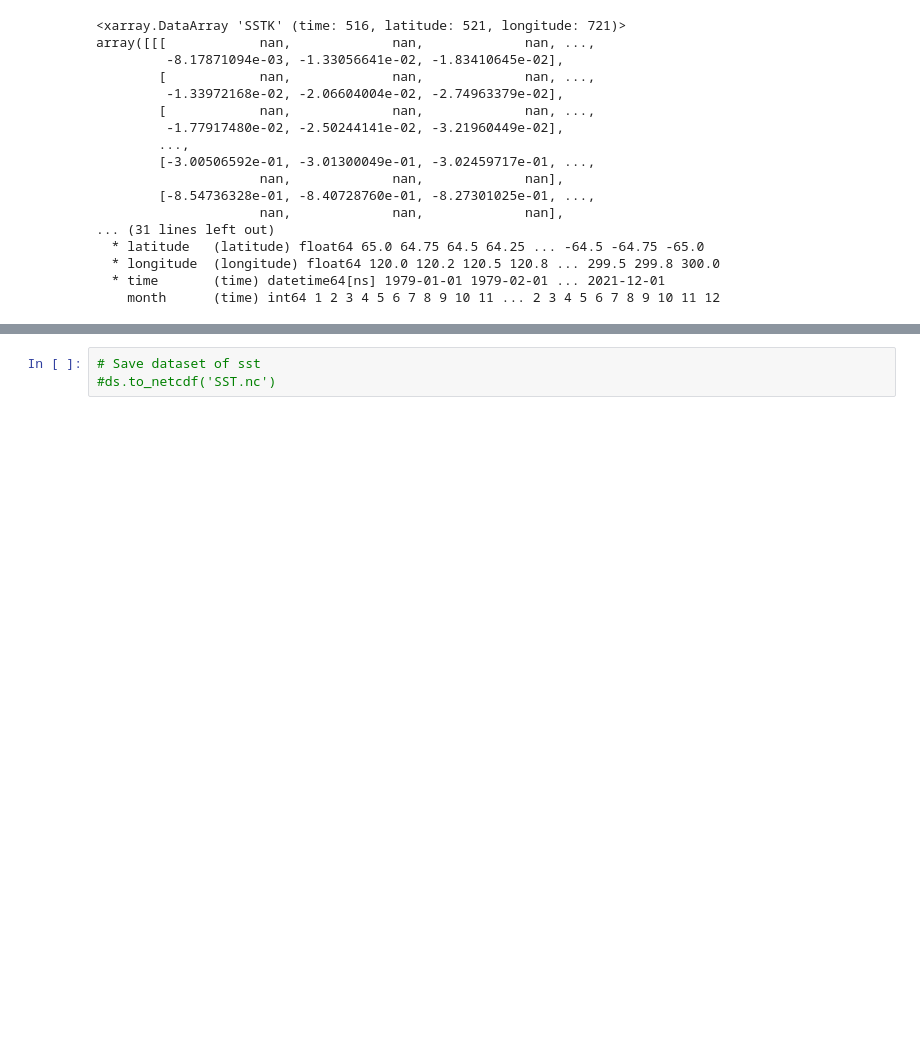
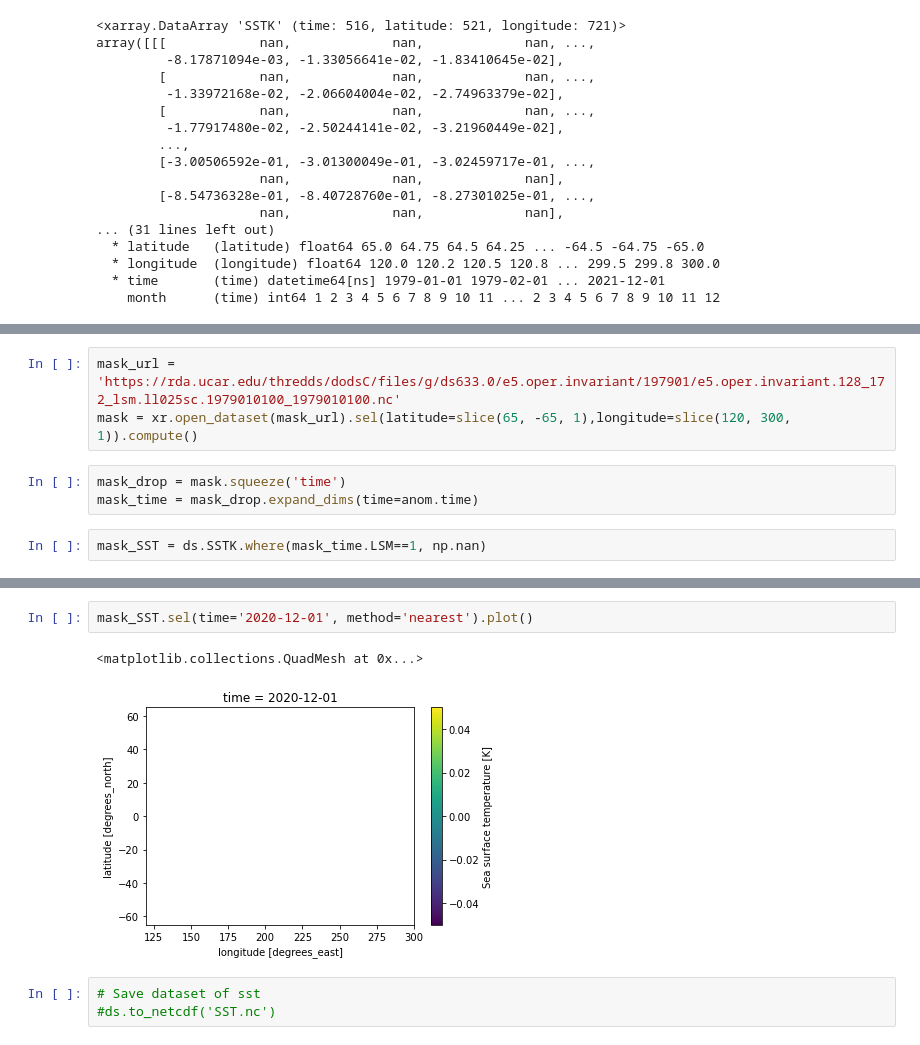
Before and after one commit to atmsillinois/time-series-and-eofs-EWolffWX, a Jupyter notebook: Homework4.ipynb, the cells around one changed output, grey strips where cells are left out. Drawn from its saved outputs; the diff is of its cells as text; blank space fills up the shorter version.

Commit message:
Worked on mask

```diff
--- a/Homework4.ipynb
+++ b/Homework4.ipynb
@@ -116,0 +119,8 @@ array([[[            nan,             nan,             nan, ...,
+# %%
+mask_url = 'https://rda.ucar.edu/thredds/dodsC/files/g/ds633.0/e5.oper.invariant/197901/e5.oper.invariant.128_172_lsm.ll025sc.1979010100_1979010100.nc'
+mask = xr.open_dataset(mask_url).sel(latitude=slice(65, -65, 1),longitude=slice(120, 300, 1)).compute()
+# %%
+mask_drop = mask.squeeze('time')
+mask_time = mask_drop.expand_dims(time=anom.time)
+# %%
+mask_SST = ds.SSTK.where(mask_time.LSM==1, np.nan)
@@ -117,3 +147,8 @@ array([[[            nan,             nan,             nan, ...,
+# %%
+mask_SST.sel(time='2020-12-01', method='nearest').plot()
+# %% [output]
+<matplotlib.collections.QuadMesh at 0x...>
+[figure, added]
 # %%
 # Save dataset of sst
 #ds.to_netcdf('SST.nc')
```
Also changed, not shown: parts of 4 cells of this notebook.
